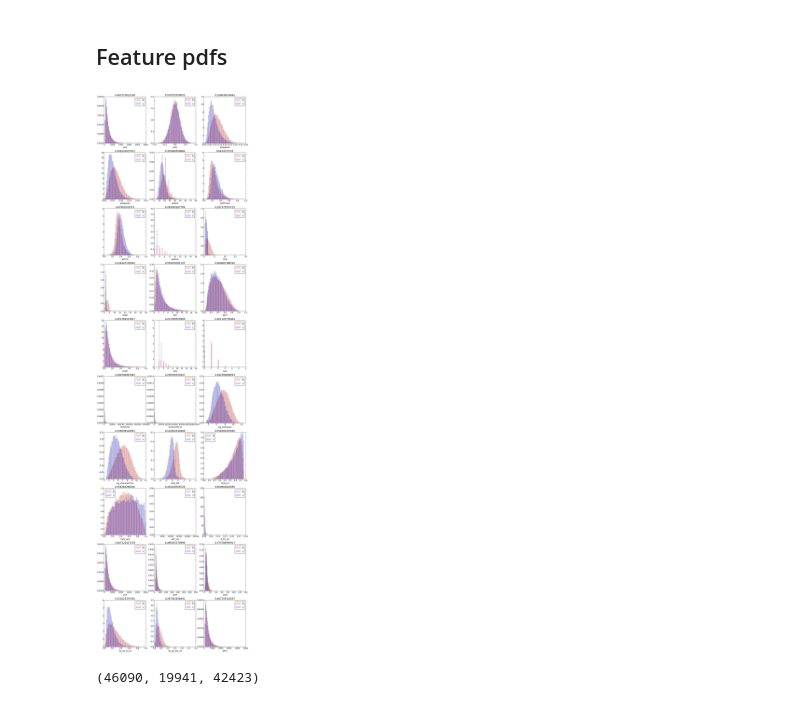
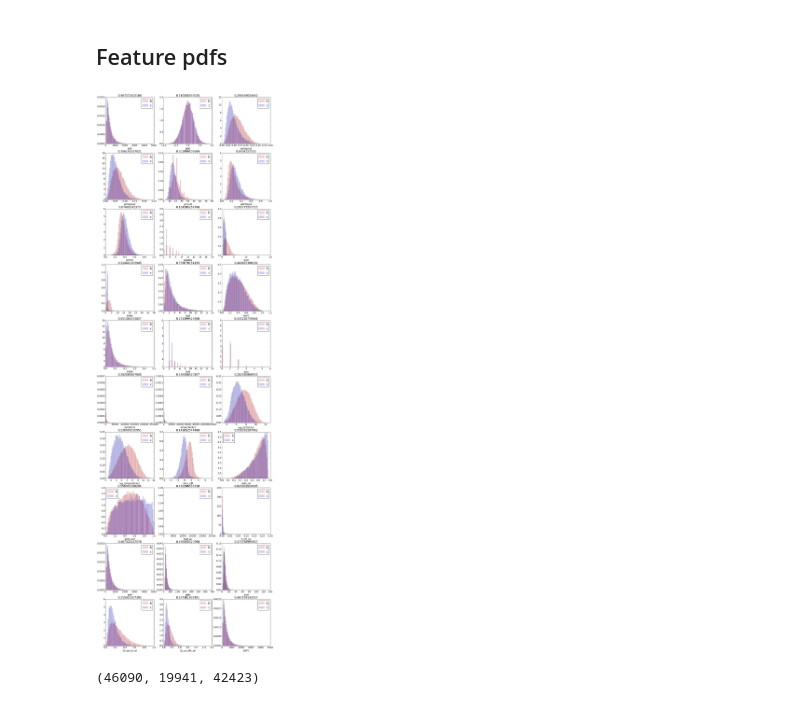
Before and after one commit to tlikhomanenko/jet_tagging_LHCb, a Jupyter notebook: jet-tagging-stacking.ipynb, the cells around one changed output. Cells and saved outputs as stored; diff of their text form; code cells hidden in the pictures.

```diff
--- a/jet-tagging-stacking.ipynb
+++ b/jet-tagging-stacking.ipynb
@@ -75,17 +75,17 @@ additional_features = ['log_SVFDChi2', 'log_SVSumIPChi2',
 # %% [markdown]
 ## Feature pdfs
 # %%
-figsize(18, 70)
+figsize(18, 60)
 for i, feature in enumerate(data_b.columns):
     subplot(len(data_b.columns) / 3, 3, i)
     hist(data_b[feature].values, label='b', alpha=0.2, bins=60, normed=True)
     hist(data_c[feature].values, label='c', alpha=0.2, bins=60, normed=True)
 #     hist(data_light[feature].values, label='light', alpha=0.2, bins=60, normed=True)
     xlabel(feature); legend(loc='best');
     title(roc_auc_score([0] * len(data_b) + [1]*len(data_c),
                         numpy.hstack([data_b[feature].values, data_c[feature].values])))
 # %% [output]
-[figure, old version]
+[figure, new version]
 # %%
 len(data_b), len(data_c), len(data_light)
 # %% [output]
```
Also changed, not shown: parts of 6 cells of this notebook, 4 other files.
